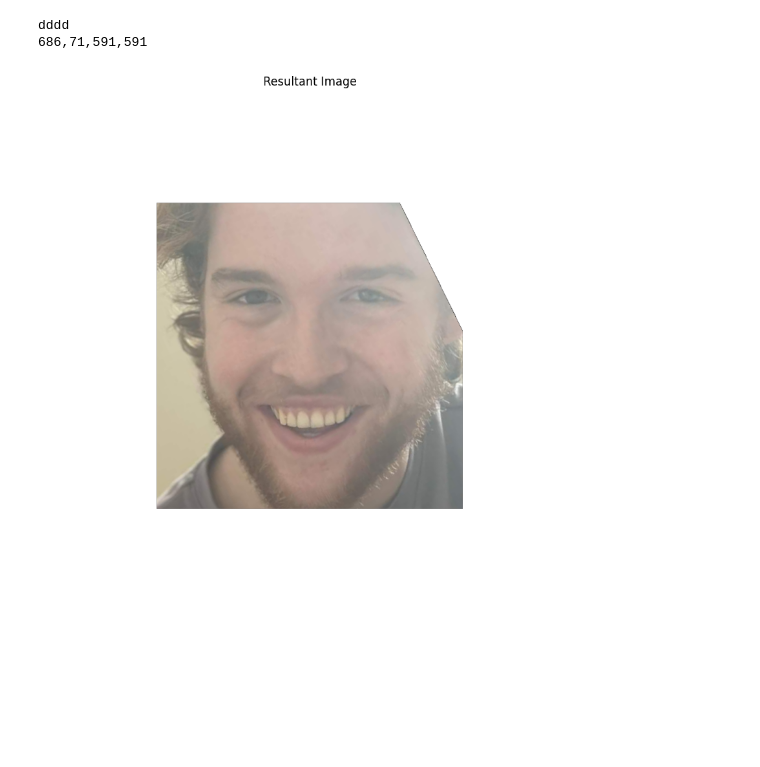
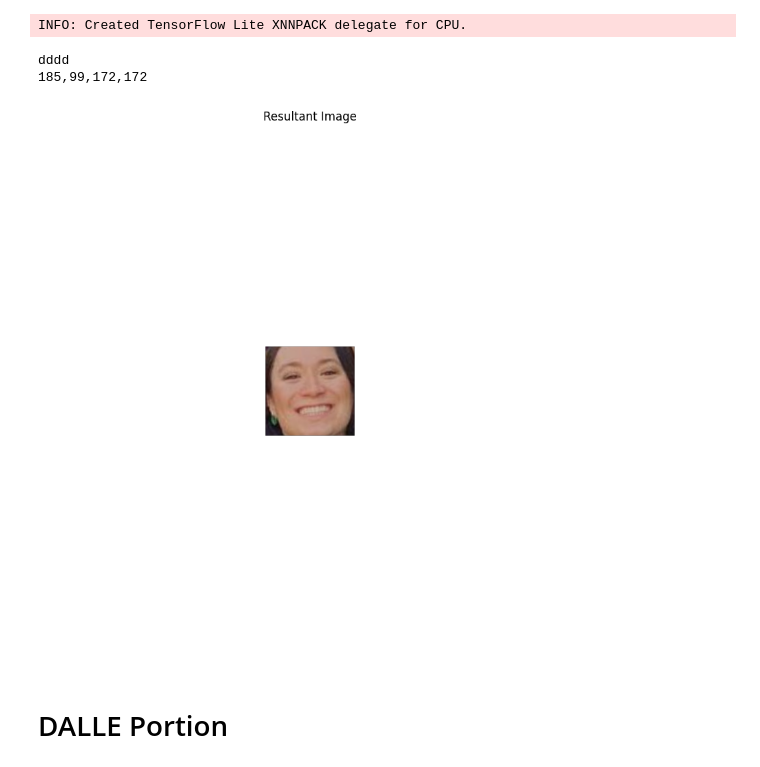
Before and after one commit to Logan-Rose/Headshot-generator, a Jupyter notebook: scratchpad.ipynb, the cells around one changed output. Saved outputs shown, nothing was run; the diff lists cells and outputs as text; code cells hidden in the pictures; blank space fills up the shorter version.

```diff
--- a/scratchpad.ipynb
+++ b/scratchpad.ipynb
@@ -23,7 +23,7 @@ def execute():
   mp_face_detection = mp.solutions.face_detection
   face_detection = mp_face_detection.FaceDetection(model_selection=1, min_detection_confidence=0.5)
   mp_drawing = mp.solutions.drawing_utils
-  sample_img = cv.imread('sample.jpeg')
+  sample_img = cv.imread('sample2.jpeg')
 
   plt.figure(figsize = [10, 10])
 
@@ -37,33 +37,36 @@ def execute():
   rotated_face_detection_results = face_detection.process(rotatedImage[:,:,::-1])
 
   print('dddd')
   boundingBox = rotated_face_detection_results.detections[0].location_data.relative_bounding_box
   xmin = int(boundingBox.xmin * sample_img.shape[1])
   ymin = int(boundingBox.ymin * sample_img.shape[0])
   width = int(boundingBox.width * sample_img.shape[1])
   height = int(boundingBox.height * sample_img.shape[0])
 
   rotatedImage = rotatedImage[ymin:ymin+height, xmin:xmin+height]
   print(f'{xmin},{ymin},{width},{height}')
 
   background = np.zeros((1024,1024,4), np.uint8)
 
   x_offset= (background.shape[0] - rotatedImage.shape[0]) //2
   y_offset= (background.shape[1] - rotatedImage.shape[1]) //2
 
 
 
   alpha = np.sum(rotatedImage, axis=-1) > 0
   alpha = np.uint8(alpha * 255)
   rotatedRGBAImage = np.dstack((rotatedImage, alpha))
 
   background[y_offset:y_offset+rotatedRGBAImage.shape[0], x_offset:x_offset+rotatedRGBAImage.shape[1]] = rotatedRGBAImage
 
   plt.title("Resultant Image");plt.axis('off');plt.imshow(background);plt.show()
   cv.imwrite('image.png', cv.cvtColor(background, cv.COLOR_RGBA2BGRA))
 
 execute()
 # %% [output]
-dddd
-686,71,591,591
+INFO: Created TensorFlow Lite XNNPACK delegate for CPU.
+dddd
+185,99,172,172
-[figure, old version]
+[figure, new version]
+# %% [markdown]
+# DALLE Portion
```
Also changed, not shown: parts of 2 cells of this notebook.
